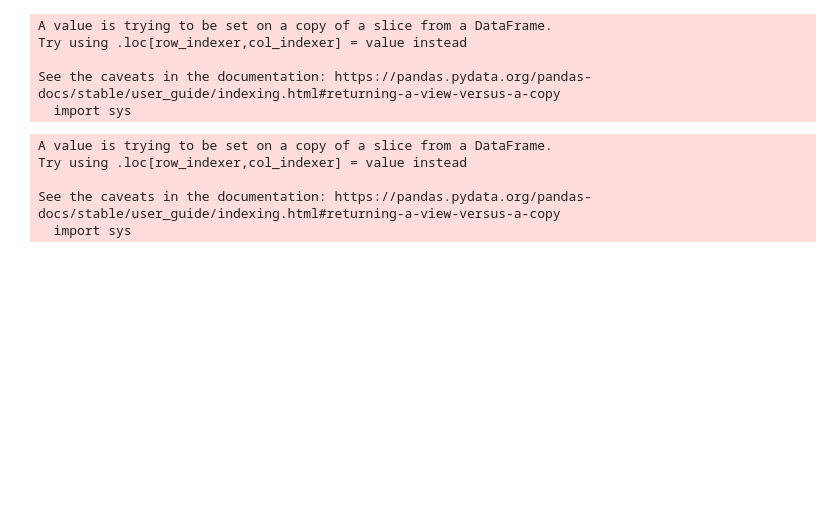
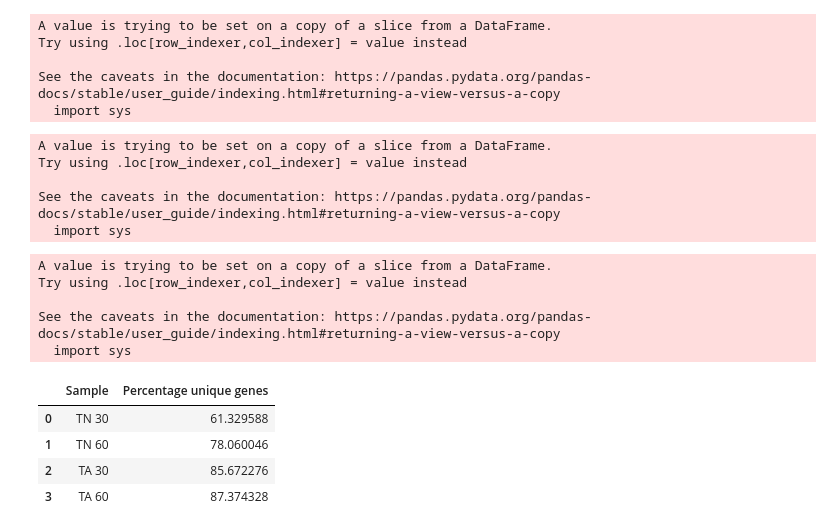
Before and after one commit to LisabethE/ATAC-seq-analysis, a Jupyter notebook: ATAC-seq_TN_TA.ipynb, the cells around one changed output. Drawn from its saved outputs; the diff is of its cells as text; code cells hidden in the pictures; blank space fills up the shorter version.

```diff
--- a/ATAC-seq_TN_TA.ipynb
+++ b/ATAC-seq_TN_TA.ipynb
@@ -200,7 +173,7 @@ See the caveats in the documentation: https://pandas.pydata.org/pandas-docs/stab
 #function for defining positions of peaks on each chromosome
 def positions(T):
     #only peaks with score over 50
-    T = B(T)
+    T = T[T['Score'] > 50]
     T['Pos'] = T[['ChromStart', 'ChromEnd']].mean(axis=1)
     #keep only peaks on chromosomes which are also contained in the genome annotation file
     T = T[T['Chrom'].isin(genes["Chrom"].unique())]
@@ -244,7 +217,7 @@ def peak_genes(T):
     #include peak positions
     T = positions(T)
     #convert list into a dataframe
-    dataframe = DataFrame(closest_gene_all(T), columns = ['Attributes'])
+    dataframe = pd.DataFrame(closest_gene_all(T), columns = ['Attributes'])
     #split Attributes column at semicolons
     attr = dataframe.Attributes.str.split(";", expand = True)
     #take column of Attributes containing gene names
@@ -285,7 +258,7 @@ See the caveats in the documentation: https://pandas.pydata.org/pandas-docs/stab
 #function for defining positions of peaks on each chromosome
 def positions(T):
     #only peaks with score over 50
-    T = B(T)
+    T = T[T['Score'] > 50]
     T['Pos'] = T[['ChromStart', 'ChromEnd']].mean(axis=1)
     #keep only peaks on chromosomes which are also contained in the genome annotation file
     T = T[T['Chrom'].isin(genes["Chrom"].unique())]
@@ -329,7 +302,7 @@ def peak_genes2(T):
     #include peak positions
     T = positions(T)
     #convert list into a dataframe
-    dataframe = DataFrame(closest_gene_all(T), columns = ['Attributes'])
+    dataframe = pd.DataFrame(closest_gene_all(T), columns = ['Attributes'])
     #split Attributes column at semicolons
     attr = dataframe.Attributes.str.split(";", expand = True)
     #take column of Attributes containing gene names
@@ -366,6 +339,30 @@ Try using .loc[row_indexer,col_indexer] = value instead
 
 See the caveats in the documentation: https://pandas.pydata.org/pandas-docs/stable/user_guide/indexing.html#returning-a-view-versus-a-copy
   import sys
+# %%
+#calculate percentage of multiply annotated genes
+def uniq(T):
+    ug = peak_genes2(T).drop_duplicates(subset=['Gene name']).shape[0]/peak_genes2(T).shape[0]*100
+    return ug
+
+dic = {
+        'Sample': ['TN 30', 'TN 60', 'TA 30', 'TA 60'],
+        'Percentage unique genes': [uniq(TN30), uniq(TN60), uniq(TA30), uniq(TA60)],
+        }
+df = pd.DataFrame(dic, columns = ['Sample', 'Percentage unique genes'])
+
+df
+# %% [output]
+A value is trying to be set on a copy of a slice from a DataFrame.
+Try using .loc[row_indexer,col_indexer] = value instead
+
+See the caveats in the documentation: https://pandas.pydata.org/pandas-docs/stable/user_guide/indexing.html#returning-a-view-versus-a-copy
+  import sys
+|  | Sample | Percentage unique genes |
+| 0 | TN 30 | 61.329588 |
+| 1 | TN 60 | 78.060046 |
+| 2 | TA 30 | 85.672276 |
+| 3 | TA 60 | 87.374328 |
 # %%
 #generate a list with the first 300 DEDUPL gene names of peak annotation EXCL MT and Y
 def gene_names_dedup(T):
```
Also changed, not shown: parts of 8 cells of this notebook.
